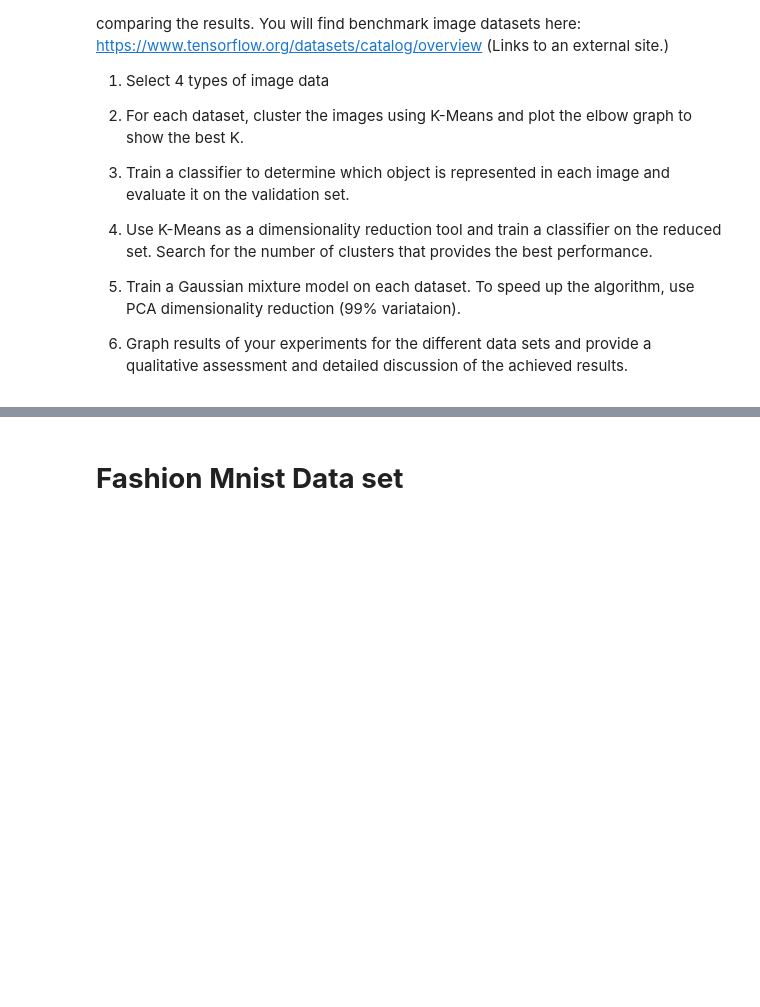
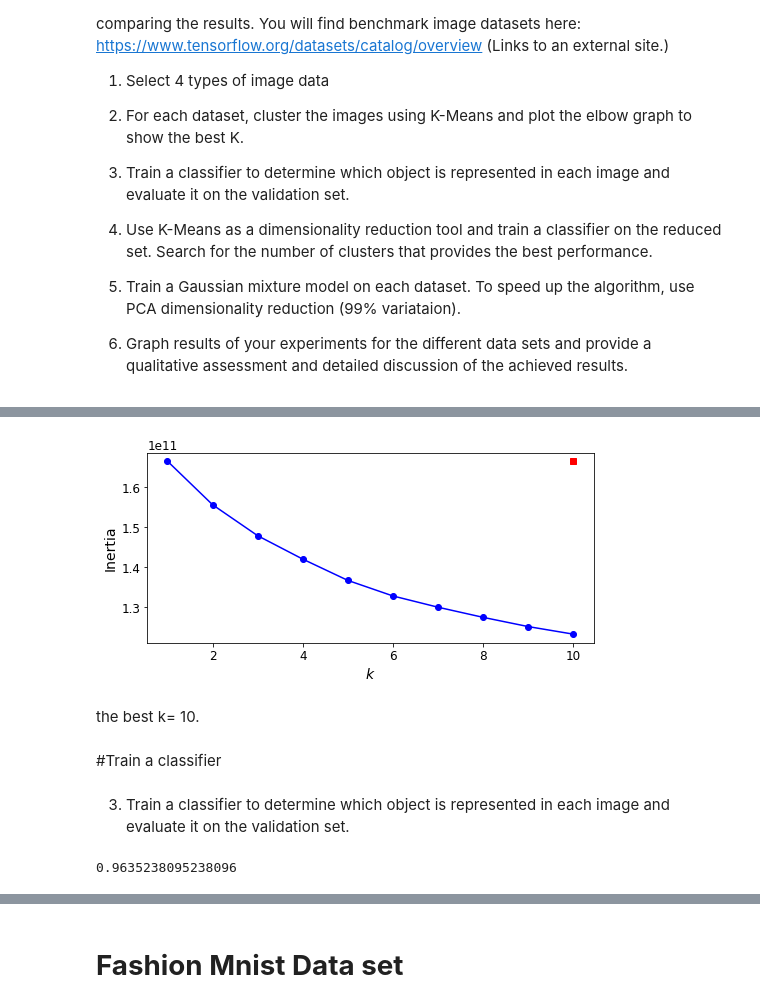
Before and after one commit to SaguPandya96/Advance-Machine-Learning-, a Jupyter notebook: Project 6/Project_6_Team_3.ipynb, the cells around one changed output, grey strips where cells are left out. Cells and saved outputs as stored; diff of their text form; code cells hidden in the pictures; blank space fills up the shorter version.

```diff
--- a/Project 6/Project_6_Team_3_.ipynb
+++ b/Project 6/Project_6_Team_3.ipynb
@@ -63,0 +378,7 @@ warnings.filterwarnings(action="ignore", message="^internal gelsd")
+# %%
+silhouette_scores = [silhouette_score(X_train_pca, model.labels_)
+                     for model in kmeans_per_k[1:]]
+# %%
+best_index = np.argmax(silhouette_scores)
+# %%
+best_k = k_range[best_index]
@@ -63,0 +399,14 @@ warnings.filterwarnings(action="ignore", message="^internal gelsd")
+# %%
+inertias = [model.inertia_ for model in kmeans_per_k]
+best_inertia = inertias[best_index]
+
+plt.figure(figsize=(8, 3.5))
+plt.plot(k_range, inertias, "bo-")
+plt.xlabel("$k$", fontsize=14)
+plt.ylabel("Inertia", fontsize=14)
+plt.plot(best_k, best_inertia, "rs")
+plt.show()
+# %% [output]
+[figure, added]
+# %% [markdown]
+the best k= 10.
@@ -63,0 +415,11 @@ warnings.filterwarnings(action="ignore", message="^internal gelsd")
+# %% [markdown]
+#Train a classifier
+# %% [markdown]
+3) Train a classifier to determine which object is represented in each image and evaluate it on the validation set.
+# %%
+from sklearn.ensemble import RandomForestClassifier
+Random_clf = RandomForestClassifier(n_estimators=150, random_state=42)
+Random_clf.fit(X_train, y_train)
+Random_clf.score(X_test, y_test)
+# %% [output]
+0.9635238095238096
```
Also changed, not shown: parts of 73 cells of this notebook.
